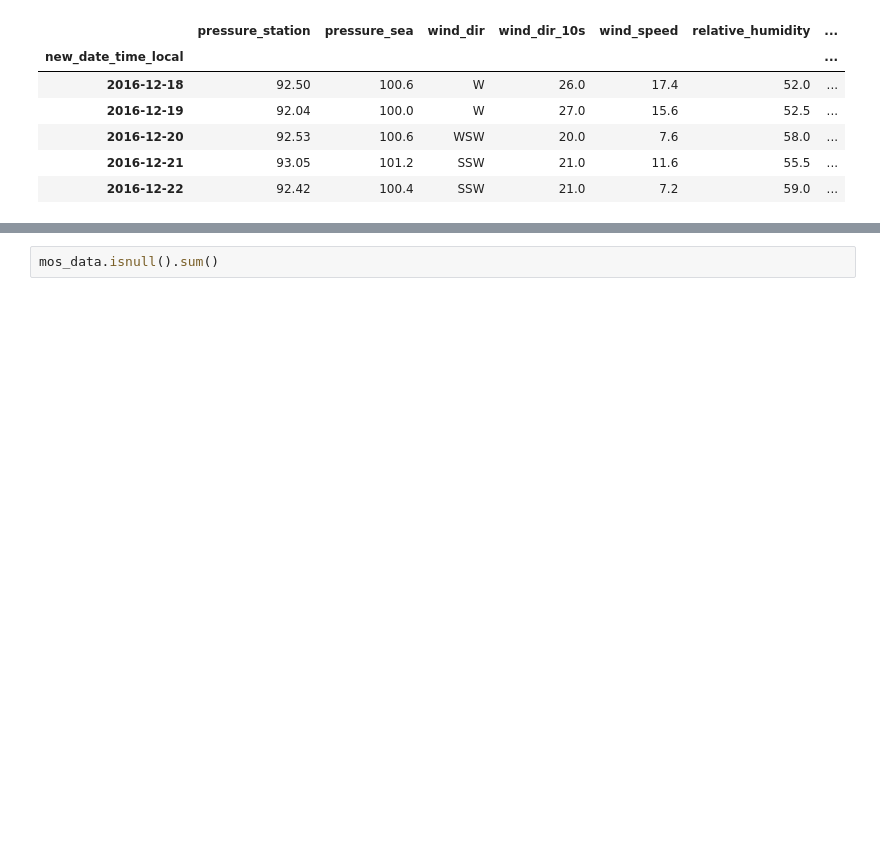
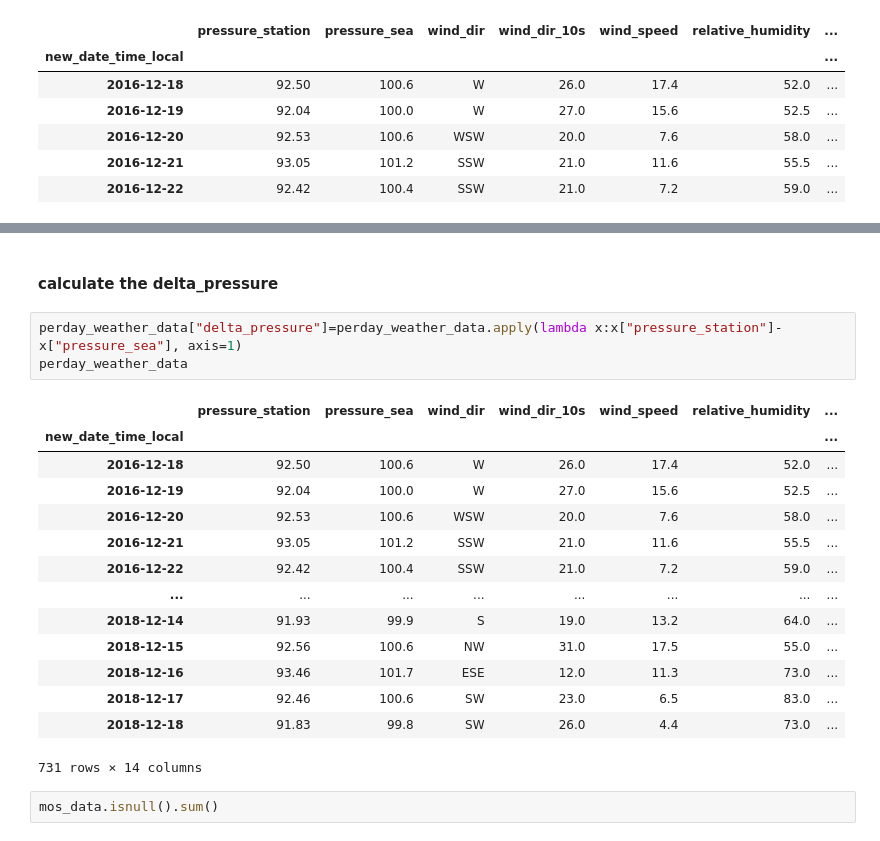
Before and after one commit to essamgouda97/ECE720-project1, a Jupyter notebook: task1_secondtrail.ipynb, the cells around one changed output, grey strips where cells are left out. Drawn from its saved outputs; the diff is of its cells as text; blank space fills up the shorter version.

```diff
--- a/task1_secondtrail.ipynb
+++ b/task1_secondtrail.ipynb
@@ -457,3 +499,23 @@ perday_weather_data.head()
+# %% [markdown]
+#### calculate the delta_pressure
+# %%
+perday_weather_data["delta_pressure"]=perday_weather_data.apply(lambda x:x["pressure_station"]-x["pressure_sea"], axis=1)
+perday_weather_data
+# %% [output]
+|  | pressure_station | pressure_sea | wind_dir | wind_dir_10s | wind_speed | relative_humidity | ... |
+| new_date_time_local |  |  |  |  |  |  | ... |
+| 2016-12-18 | 92.50 | 100.6 | W | 26.0 | 17.4 | 52.0 | ... |
+| 2016-12-19 | 92.04 | 100.0 | W | 27.0 | 15.6 | 52.5 | ... |
+| 2016-12-20 | 92.53 | 100.6 | WSW | 20.0 | 7.6 | 58.0 | ... |
+| 2016-12-21 | 93.05 | 101.2 | SSW | 21.0 | 11.6 | 55.5 | ... |
+| 2016-12-22 | 92.42 | 100.4 | SSW | 21.0 | 7.2 | 59.0 | ... |
+| ... | ... | ... | ... | ... | ... | ... | ... |
+| 2018-12-14 | 91.93 | 99.9 | S | 19.0 | 13.2 | 64.0 | ... |
+| 2018-12-15 | 92.56 | 100.6 | NW | 31.0 | 17.5 | 55.0 | ... |
+| 2018-12-16 | 93.46 | 101.7 | ESE | 12.0 | 11.3 | 73.0 | ... |
+| 2018-12-17 | 92.46 | 100.6 | SW | 23.0 | 6.5 | 83.0 | ... |
+| 2018-12-18 | 91.83 | 99.8 | SW | 26.0 | 4.4 | 73.0 | ... |
+731 rows × 14 columns
 # %%
 mos_data.isnull().sum()
 # %% [output]
```
Also changed, not shown: parts of 10 cells of this notebook.
